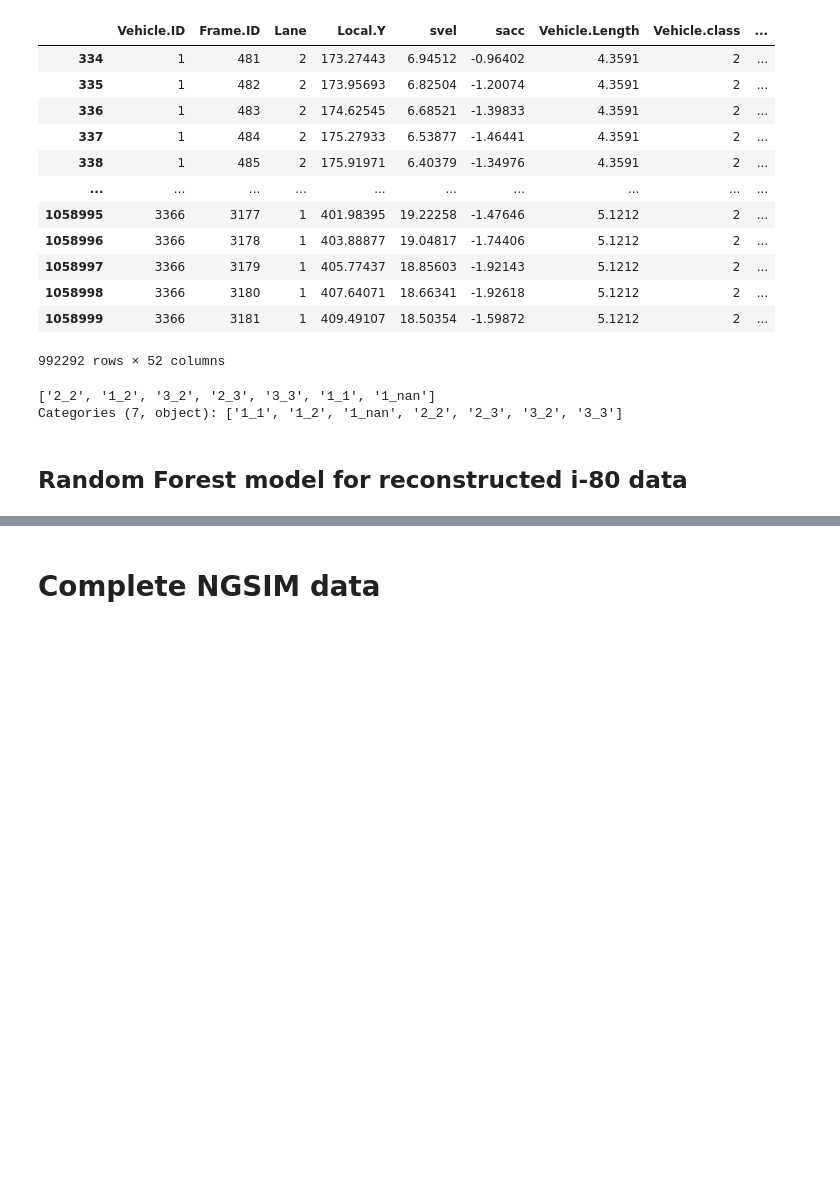
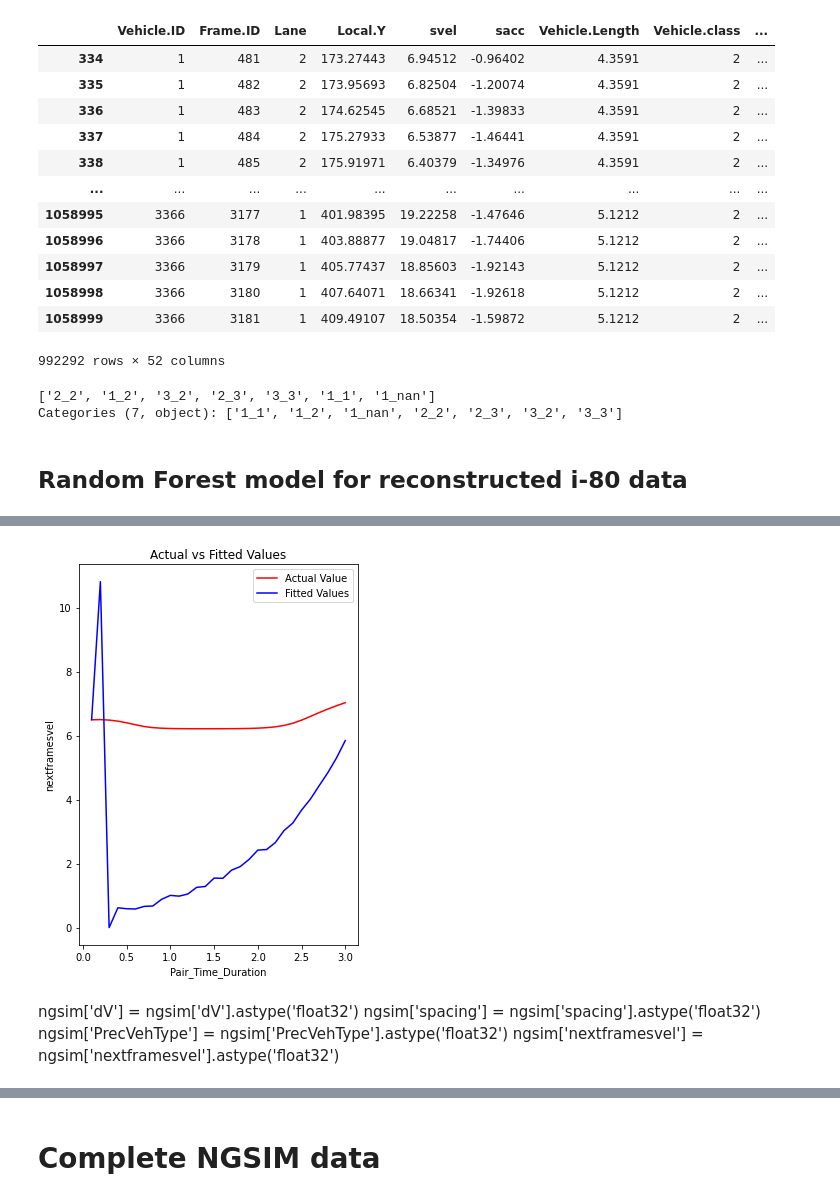
Before and after one commit to VineetDhamija/DataDrivenCarFollowing, a Jupyter notebook: datadrivencarfollowing-v1/scripts/Random_Forest_RS.ipynb, the cells around one changed output, grey strips where cells are left out. Drawn from its saved outputs; the diff is of its cells as text; code cells hidden in the pictures; blank space fills up the shorter version.

```diff
--- a/datadrivencarfollowing-v1/scripts/Random_Forest_RS.ipynb
+++ b/datadrivencarfollowing-v1/scripts/Random_Forest_RS.ipynb
@@ -143,0 +184,20 @@ new_ngsim.shape
+# %%
+def training_pairs(data):
+    random.seed(2109)
+    pairs = data["LF_pairs"].unique()
+    pairs = pairs.tolist()
+    v = round(len(pairs)*0.7)
+    pairs = random.sample(pairs, v)
+    return pairs
+my_pairs=training_pairs(ngsim)
+#converting the total dataset to 70/30% pair for train and test.
+train = ngsim[ngsim['LF_pairs'].isin(my_pairs)]
+
+test = ngsim[~ngsim['LF_pairs'].isin(my_pairs)]
+# %%
+X_train = train[["spacing",'PrecVehType','Vehicle.type','dV','svel']]
+y_train= train['nextframesvel']
+X_test = test[["spacing",'PrecVehType','Vehicle.type','dV','svel']]
+y_test= test['nextframesvel']
+rf = RandomForestRegressor(n_estimators = 150, n_jobs = -1)
+rf.fit(X_train,y_train)
@@ -164,0 +312,8 @@ X_train, X_test, y_train, y_test = train_test_split(X, Y, test_size=0.2, random_
+# %%
+c, b = data_in_parts(test,0,10)
+print(b)
+
+
+#Predicted acceleration
+target_variable = 'nextframesvel'
+F = prediction(test, b, target_variable, rf)
@@ -164,0 +343,2 @@ X_train, X_test, y_train, y_test = train_test_split(X, Y, test_size=0.2, random_
+# %%
+F1 = F[F["LF_pairs"] == "67_50"]
@@ -164,0 +366,21 @@ X_train, X_test, y_train, y_test = train_test_split(X, Y, test_size=0.2, random_
+# %%
+import seaborn as sns
+plt.figure(figsize=(5, 7))
+
+
+ax = sns.lineplot(x=F1["Pair_Time_Duration"], y = F1["nextframesvel"], color="r", label="Actual Value")
+sns.lineplot(x=F1["Pair_Time_Duration"], y =F1["pvel"],  color="b", label="Fitted Values" )
+
+
+plt.title('Actual vs Fitted Values')
+
+
+plt.show()
+plt.close()
+# %% [output]
+[figure, added]
+# %% [markdown]
+ngsim['dV'] = ngsim['dV'].astype('float32')
+ngsim['spacing'] = ngsim['spacing'].astype('float32')
+ngsim['PrecVehType'] = ngsim['PrecVehType'].astype('float32')
+ngsim['nextframesvel'] = ngsim['nextframesvel'].astype('float32')
```
Also changed, not shown: parts of 37 cells of this notebook.
